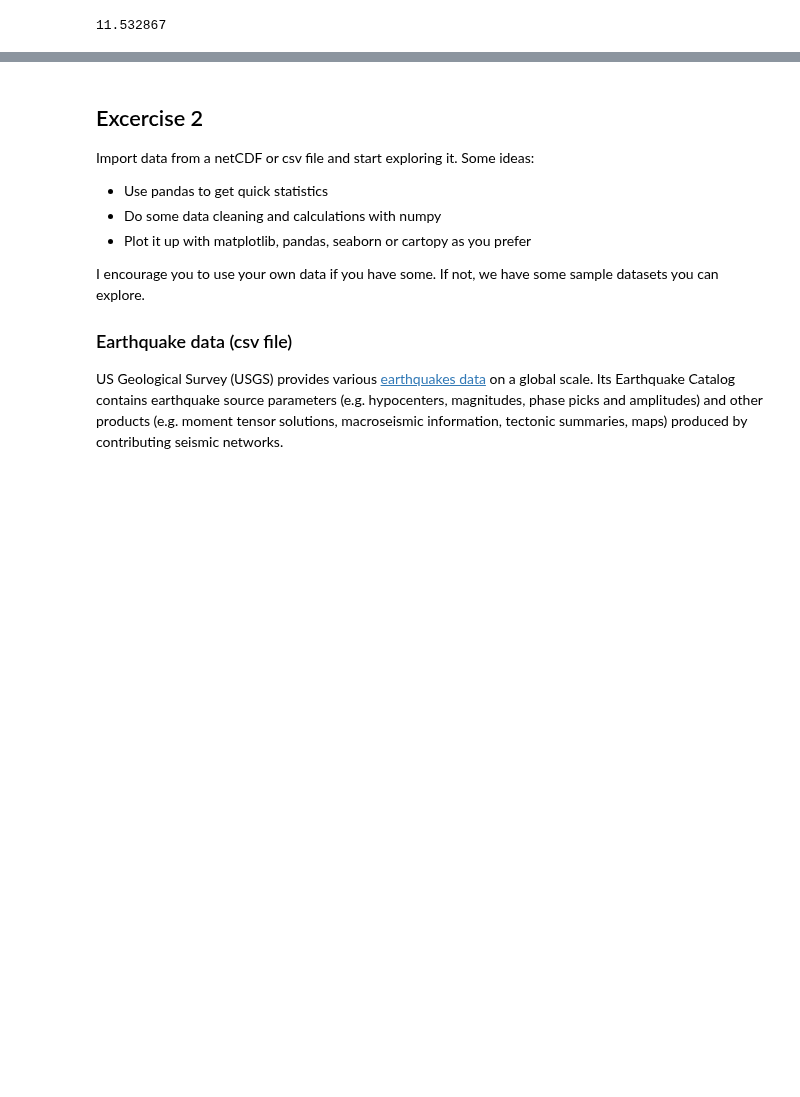
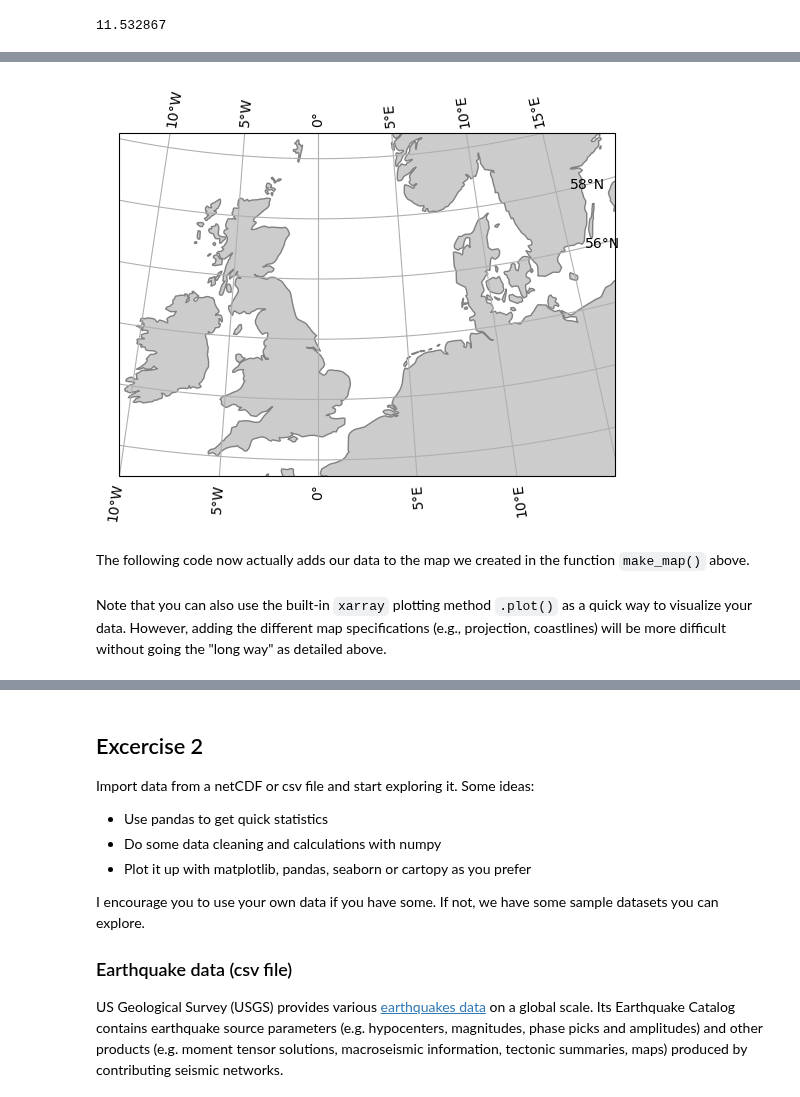
Before and after one commit to ueapy/ppd_python, a Jupyter notebook: notebooks/10-NetCDF-Python.ipynb, the cells around one changed output, grey strips where cells are left out. Drawn from its saved outputs; the diff is of its cells as text; code cells hidden in the pictures; blank space fills up the shorter version.

```diff
--- a/notebooks/10-NetCDF-Python.ipynb
+++ b/notebooks/10-NetCDF-Python.ipynb
@@ -227,21 +283,25 @@ Define a general mapping function using cartopy
 # %%
 def make_map():
     # create figure and axes instances
     fig = plt.figure()
     ax = fig.add_subplot(111, projection=ccrs.Stereographic(central_latitude=60))
     #ax.coastlines(resolution='50m', linewidth=0.5)
     ax.set_extent([-10, 15, 49, 60], crs=ccrs.PlateCarree())
 
-    gl = ax.gridlines(draw_labels=False)
+    gl = ax.gridlines(draw_labels=True)
 
     feature = cartopy.feature.NaturalEarthFeature(name='coastline',
                                                   category='physical',
                                                   scale='50m',
                                                   edgecolor='0.5',
                                                   facecolor='0.8')
     ax.add_feature(feature)
     return fig, ax
 
 make_map()
 plt.show()
+# %% [output]
+[figure, added]
+# %% [markdown]
+The following code now actually adds our data to the map we created in the function `make_map()` above.
 # %%
@@ -265,4 +326,6 @@ cbar.set_label(var.units)
 ax.set_title(f'A slice of {var.long_name}');
+# %% [markdown]
+Note that you can also use the built-in `xarray` plotting method `.plot()` as a quick way to visualize your data. However, adding the different map specifications (e.g., projection, coastlines) will be more difficult without going the "long way" as detailed above.
 # %%
 # But often, this will do
 # GETM.temp.isel(time=0, level=0).plot();
```
Also changed, not shown: parts of 72 cells of this notebook.
